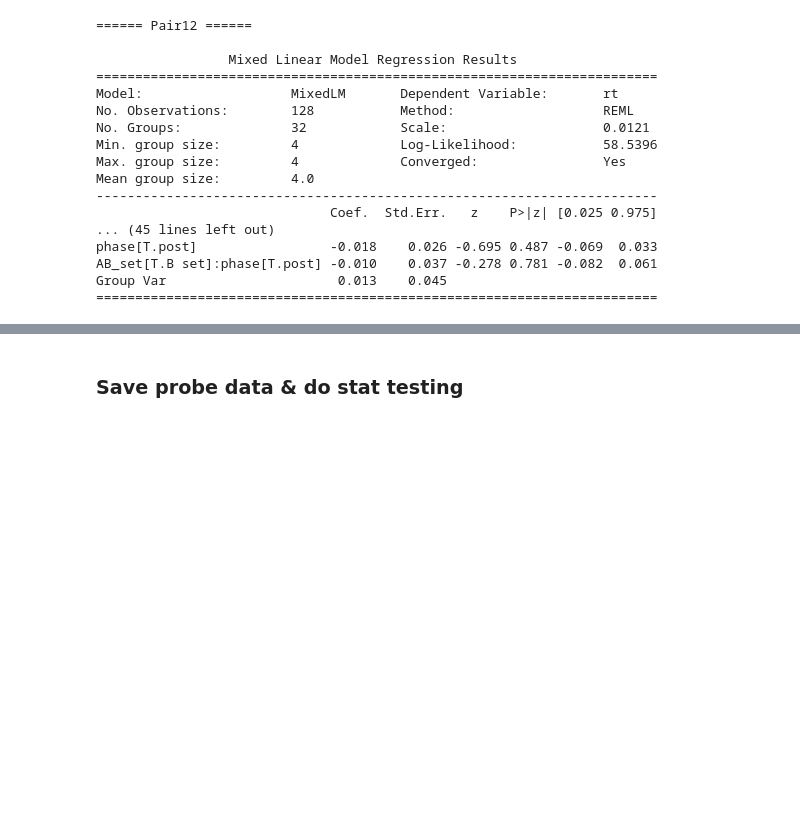
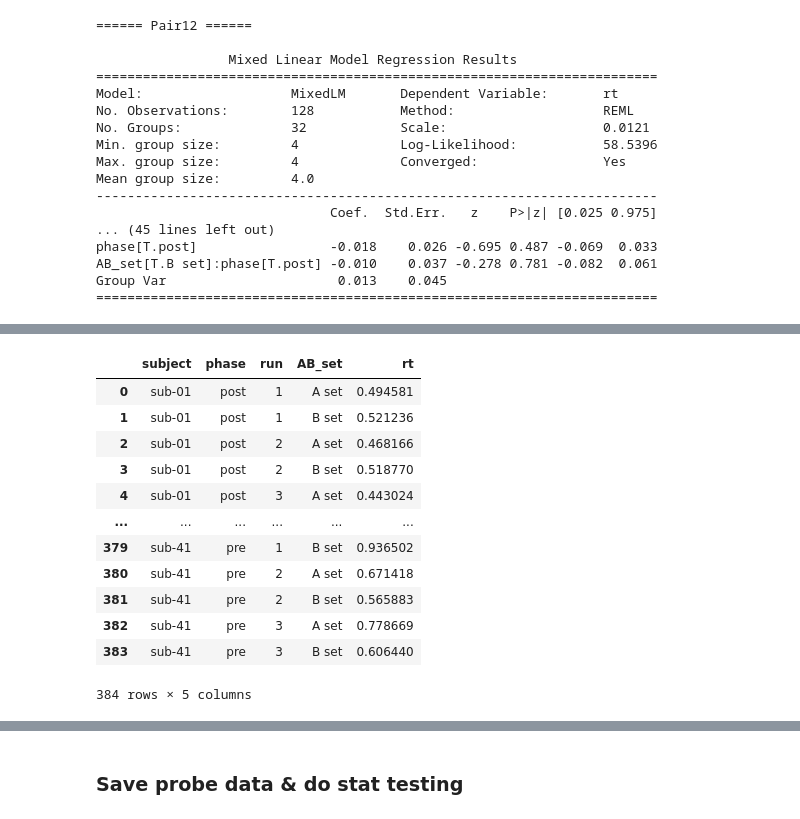
Before and after one commit to QingfangLiu/project-spcd, a Jupyter notebook: scripts_behavior/analyze_behaviors.ipynb, the cells around one changed output, grey strips where cells are left out. Saved outputs shown, nothing was run; the diff lists cells and outputs as text; code cells hidden in the pictures; blank space fills up the shorter version.

```diff
--- a/scripts_behavior/analyze_behaviors.ipynb
+++ b/scripts_behavior/analyze_behaviors.ipynb
@@ -629,0 +712,47 @@ Group Var                      0.013    0.045
+# %%
+# --- Label A-set vs B-set ---
+def ab_group(x):
+    if isinstance(x, str) and x.startswith('A'):
+        return 'A set'
+    elif isinstance(x, str) and x.startswith('B'):
+        return 'B set'
+    return None
+
+df_ab = df_all.copy()
+df_ab['AB_set'] = df_ab['choice_class'].apply(ab_group)
+
+# Keep only rows with valid A/B set labels
+df_ab = df_ab.dropna(subset=['AB_set'])
+
+# Make sure Run is an integer
+df_ab['run'] = df_ab['run'].astype(int)
+
+# --- Collapse within A-set and B-set, but KEEP RUN ---
+df_ab_runs = (
+    df_ab
+    .groupby(['subject', 'phase', 'run', 'AB_set'], as_index=False)
+    .agg(rt=('rt', 'mean'))
+)
+
+# Order phase → pre then post
+df_ab_runs['phase'] = pd.Categorical(
+    df_ab_runs['phase'],
+    categories=['pre', 'post'],
+    ordered=True
+)
+
+df_ab_runs
+# %% [output]
+|  | subject | phase | run | AB_set | rt |
+| 0 | sub-01 | post | 1 | A set | 0.494581 |
+| 1 | sub-01 | post | 1 | B set | 0.521236 |
+| 2 | sub-01 | post | 2 | A set | 0.468166 |
+| 3 | sub-01 | post | 2 | B set | 0.518770 |
+| 4 | sub-01 | post | 3 | A set | 0.443024 |
+| ... | ... | ... | ... | ... | ... |
+| 379 | sub-41 | pre | 1 | B set | 0.936502 |
+| 380 | sub-41 | pre | 2 | A set | 0.671418 |
+| 381 | sub-41 | pre | 2 | B set | 0.565883 |
+| 382 | sub-41 | pre | 3 | A set | 0.778669 |
+| 383 | sub-41 | pre | 3 | B set | 0.606440 |
+384 rows × 5 columns
```
Also changed, not shown: parts of 11 cells of this notebook, 5 other files.
